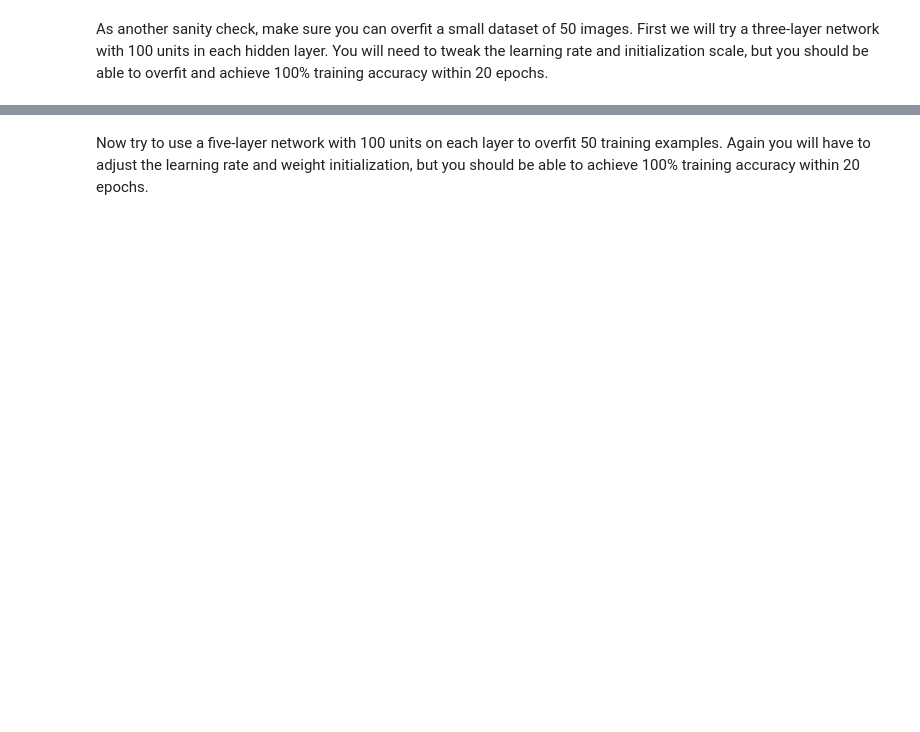
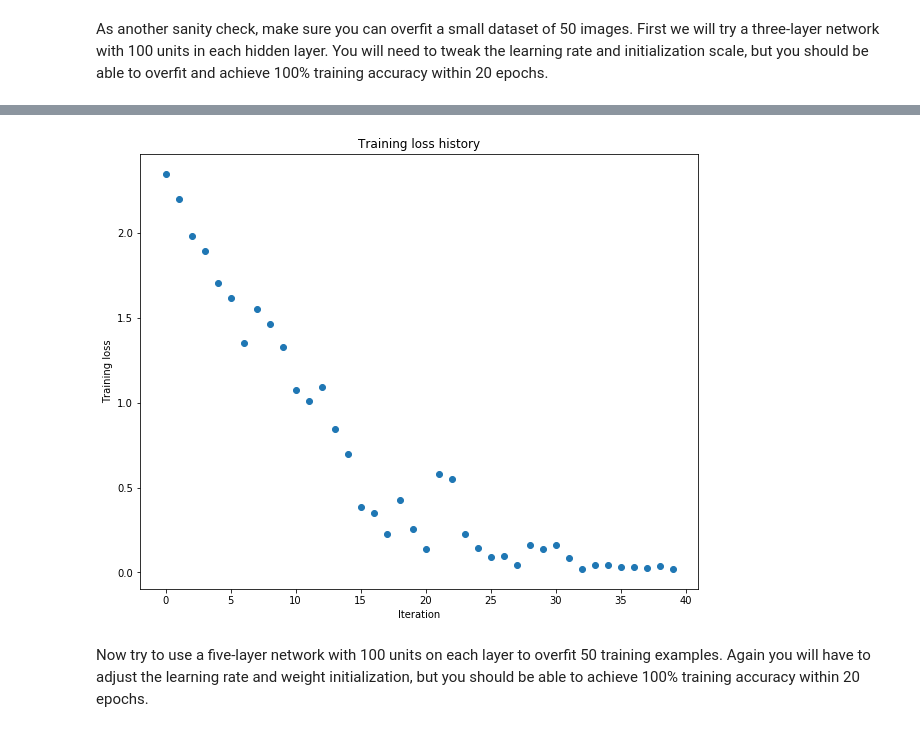
Before and after one commit to ma-thornburg/stanford-CS231, a Jupyter notebook: assignment2/FullyConnectedNets.ipynb, the cells around one changed output, grey strips where cells are left out. Drawn from its saved outputs; the diff is of its cells as text; code cells hidden in the pictures; blank space fills up the shorter version.

```diff
--- a/assignment2/FullyConnectedNets.ipynb
+++ b/assignment2/FullyConnectedNets.ipynb
@@ -419,7 +436,7 @@ small_data = {
 }
 
 weight_scale = 1e-2
-learning_rate = 1e-4
+learning_rate = 1e-2
 model = FullyConnectedNet([100, 100],
               weight_scale=weight_scale, dtype=np.float64)
 solver = Solver(model, small_data,
@@ -436,3 +453,4 @@ plt.title('Training loss history')
 plt.xlabel('Iteration')
 plt.ylabel('Training loss')
 plt.show()
+# %% [output]
@@ -439,3 +474,4 @@ plt.show()
+[figure, added]
 # %% [markdown]
 Now try to use a five-layer network with 100 units on each layer to overfit 50 training examples. Again you will have to adjust the learning rate and weight initialization, but you should be able to achieve 100% training accuracy within 20 epochs.
 # %%
```
Also changed, not shown: parts of 5 cells of this notebook, 1 other file.
